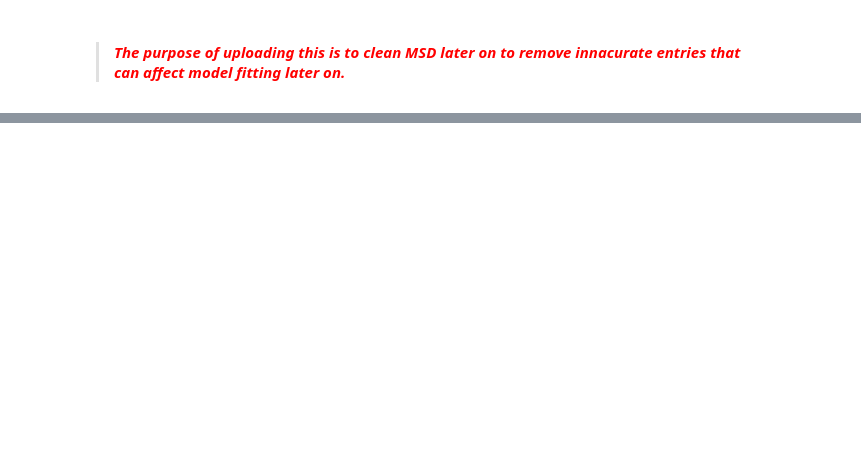
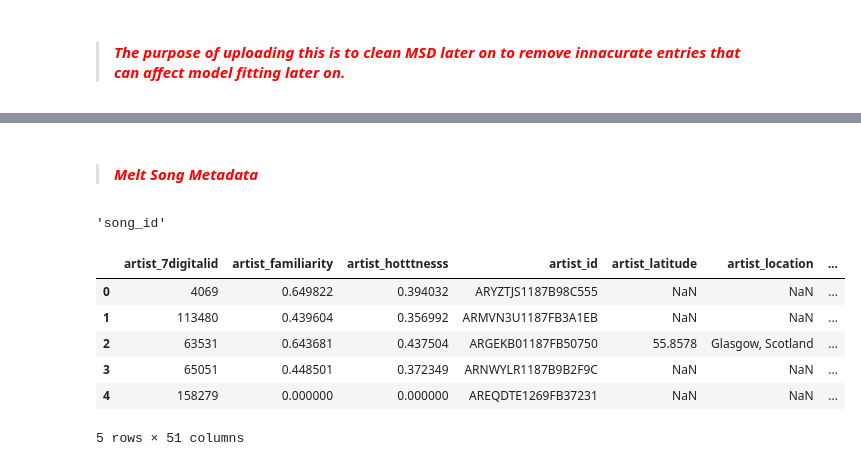
Before and after one commit to IvetteMTapia/Capstone1_Songs-Recommender_System, a Jupyter notebook: Capstone1_Data Wrangling.ipynb, the cells around one changed output, grey strips where cells are left out. Drawn from its saved outputs; the diff is of its cells as text; code cells hidden in the pictures; blank space fills up the shorter version.

```diff
--- a/Capstone1_Data Wrangling.ipynb
+++ b/Capstone1_Data Wrangling.ipynb
@@ -295,0 +1113,6 @@ Wall time: 1.25 s
+# %%
+%time
+
+#Filter dataframe by 'not duplicate.
+
+aggregate_songs_mis_dup = aggregate_songs_mis_dup[aggregate_songs_mis_dup['song_name_y'] == 'not_duplicate']
@@ -295,0 +1155,12 @@ Wall time: 1.25 s
+# %%
+#Drop columns created by merges
+
+aggregate_songs_mis_dup = aggregate_songs_mis_dup.drop(['song_name_x','does_not_equal_to_song',
+                                                        'track_id_y','song_name_y','duplicate',
+                                                        'duplicate'],axis=1)
+# %%
+#Fill blanks with NaN
+
+aggregate_songs_mis_dup = aggregate_songs_mis_dup.fillna(np.nan)
+
+aggregate_songs_mis_dup = aggregate_songs_mis_dup.replace('',np.nan)
@@ -295,0 +1187,6 @@ Wall time: 1.25 s
+# %%
+#drop empty columns
+
+aggregate_songs_mis_dup = aggregate_songs_mis_dup.drop(['analyzer_version','genre',],axis=1)
+
+aggregate_songs_mis_dup.info()
@@ -295,0 +1242,20 @@ Wall time: 1.25 s
+# %% [markdown]
+> #### <font color =red >_Melt Song Metadata_</font>
+# %%
+#Create list of columns to melt
+
+msd_songs_columns = list(aggregate_songs_mis_dup.columns)
+
+msd_songs_columns.pop(15) #remove song_id from list. I do not want to melt song_id.
+# %% [output]
+'song_id'
+# %%
+aggregate_songs_mis_dup.head()
+# %% [output]
+|  | artist_7digitalid | artist_familiarity | artist_hotttnesss | artist_id | artist_latitude | artist_location | ... |
+| 0 | 4069 | 0.649822 | 0.394032 | ARYZTJS1187B98C555 | NaN | NaN | ... |
+| 1 | 113480 | 0.439604 | 0.356992 | ARMVN3U1187FB3A1EB | NaN | NaN | ... |
+| 2 | 63531 | 0.643681 | 0.437504 | ARGEKB01187FB50750 | 55.8578 | Glasgow, Scotland | ... |
+| 3 | 65051 | 0.448501 | 0.372349 | ARNWYLR1187B9B2F9C | NaN | NaN | ... |
+| 4 | 158279 | 0.000000 | 0.000000 | AREQDTE1269FB37231 | NaN | NaN | ... |
+5 rows × 51 columns
```
Also changed, not shown: parts of 113 cells of this notebook.
